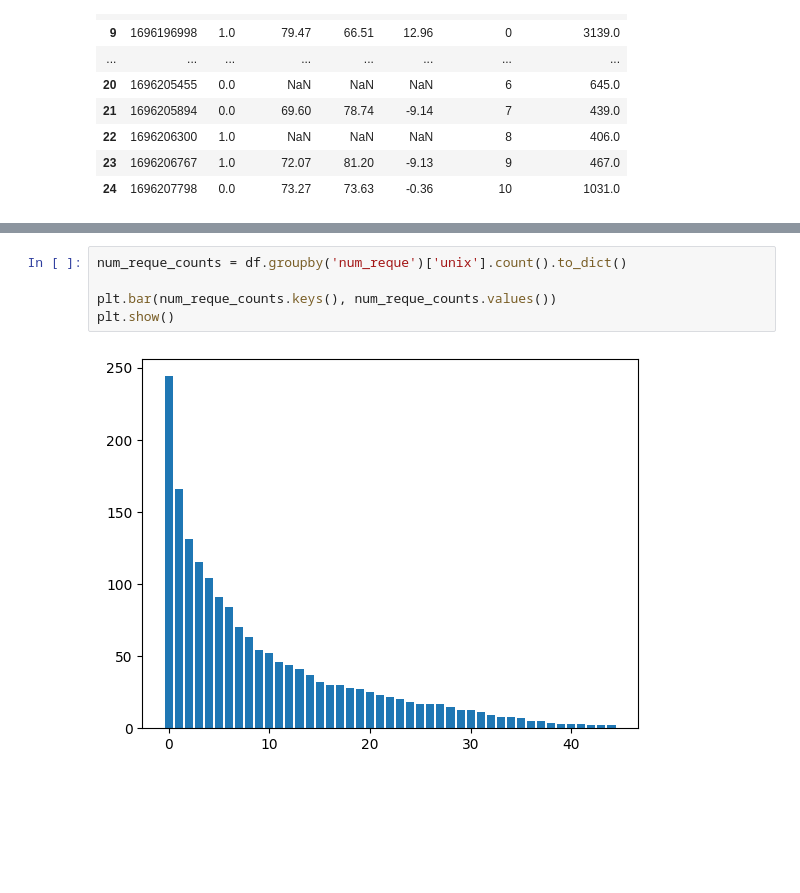
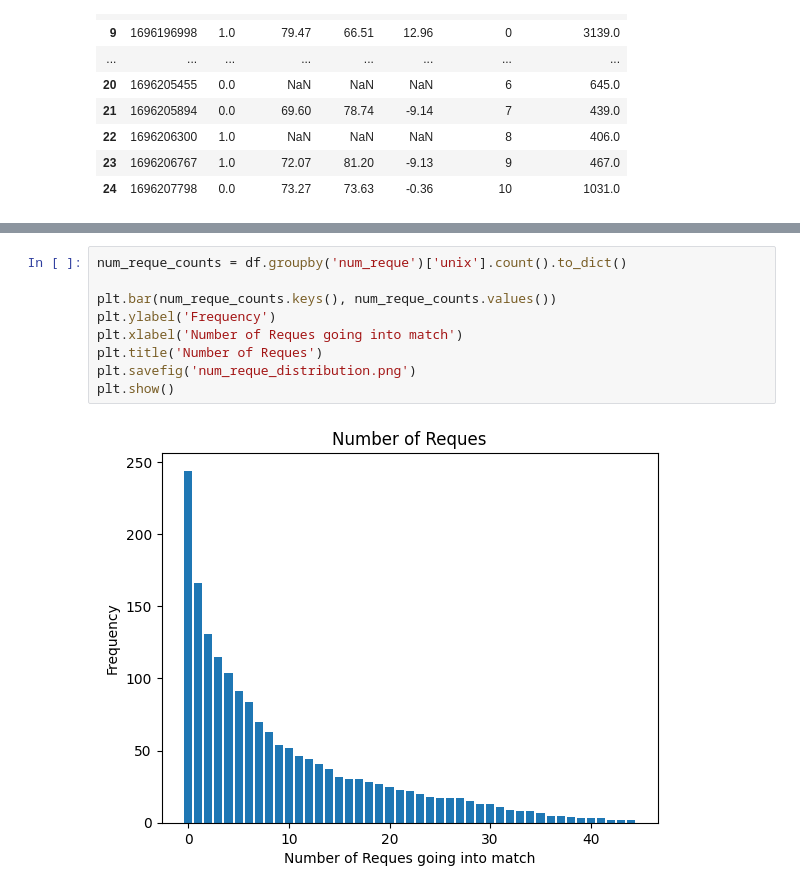
Before and after one commit to okeanskiy/online-chess-win-predictions, a Jupyter notebook: tyler_reque.ipynb, the cells around one changed output, grey strips where cells are left out. Cells and saved outputs as stored; diff of their text form; blank space fills up the shorter version.

```diff
--- a/tyler_reque.ipynb
+++ b/tyler_reque.ipynb
@@ -135,10 +136,14 @@ plt.show()
 # %%
 num_reque_counts = df.groupby('num_reque')['unix'].count().to_dict()
 
 plt.bar(num_reque_counts.keys(), num_reque_counts.values())
+plt.ylabel('Frequency')
+plt.xlabel('Number of Reques going into match')
+plt.title('Number of Reques')
+plt.savefig('num_reque_distribution.png')
 plt.show()
 # %% [output]
-[figure, old version]
+[figure, new version]
 # %%
 accuracy_by_reque = df.dropna().groupby('num_reque')['acc_diff'].mean().to_dict()
 
```
Also changed, not shown: parts of 11 cells of this notebook, 20 other files.
